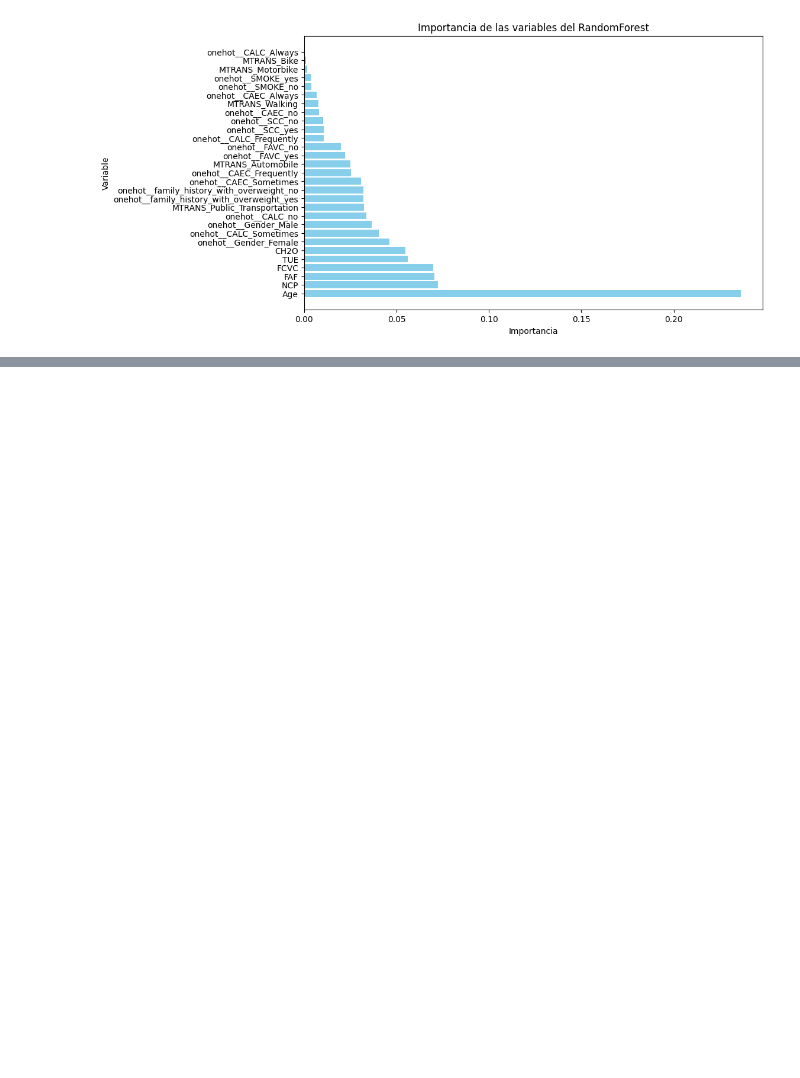
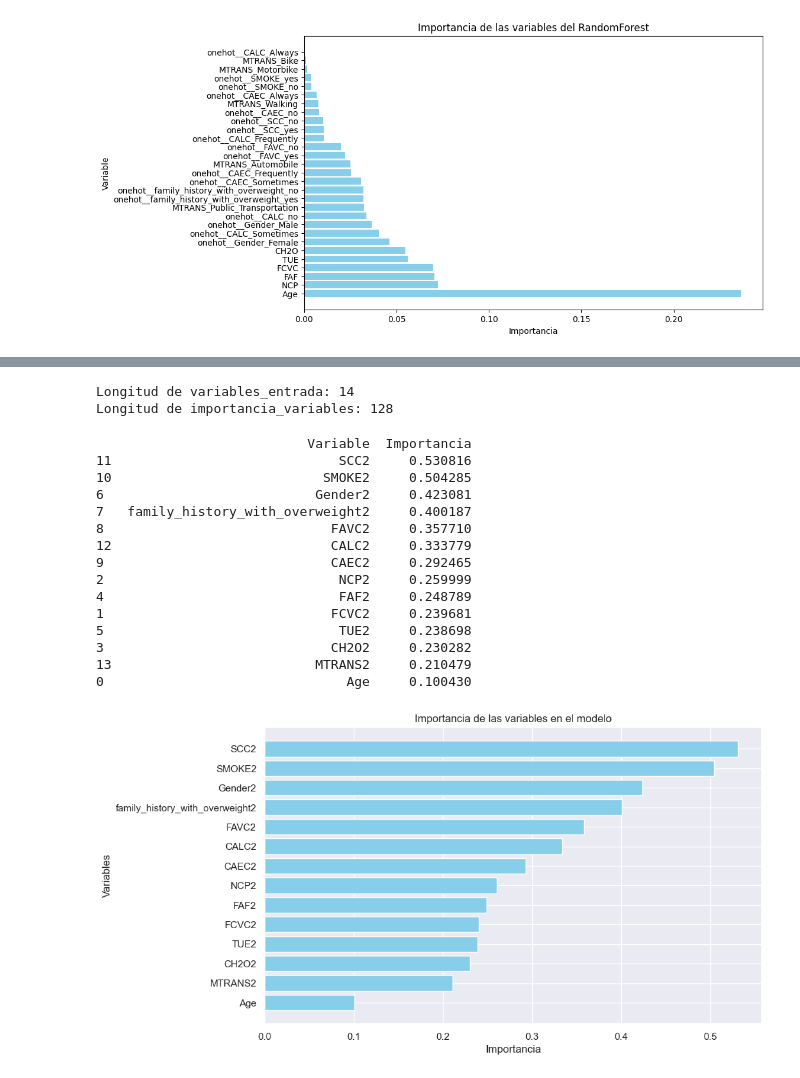
Before and after one commit to srodriguezc91/Proyecto_final_ML_V1, a Jupyter notebook: Código/2_aprendizaje_supervisado.ipynb, the cells around one changed output, grey strips where cells are left out. Saved outputs shown, nothing was run; the diff lists cells and outputs as text; code cells hidden in the pictures; blank space fills up the shorter version.

```diff
--- a/Código/2_aprendizaje_supervisado.ipynb
+++ b/Código/2_aprendizaje_supervisado.ipynb
@@ -660,0 +464,47 @@ Epoch 1000/1000
+# %%
+print("Longitud de variables_entrada:", len(variables_entrada))
+print("Longitud de importancia_variables:", len(importancia_variables))
+# %% [output]
+Longitud de variables_entrada: 14
+Longitud de importancia_variables: 128
+# %%
+# Obtener los pesos de la primera capa densa
+pesos_primera_capa = modelo.layers[0].get_weights()[0]
+
+# Calcular la importancia relativa de las variables multiplicando los pesos por su valor
+importancia_variables = np.mean(np.abs(pesos_primera_capa), axis=1)
+
+# Crear un DataFrame para mostrar la importancia de las variables
+df_importancia_variables = pd.DataFrame({'Variable': variables_entrada, 'Importancia': importancia_variables})
+
+# Ordenar el DataFrame por importancia de las variables
+df_importancia_variables = df_importancia_variables.sort_values(by='Importancia', ascending=False)
+
+# Imprimir las importancias de las variables
+print(df_importancia_variables)
+
+# Graficar la importancia de las variables
+plt.figure(figsize=(10, 6))
+plt.barh(df_importancia_variables['Variable'], df_importancia_variables['Importancia'], color='skyblue')
+plt.xlabel('Importancia')
+plt.ylabel('Variables')
+plt.title('Importancia de las variables en el modelo')
+plt.gca().invert_yaxis()  # Invertir el eje y para mostrar la variable más importante arriba
+plt.show()
+# %% [output]
+                           Variable  Importancia
+11                             SCC2     0.530816
+10                           SMOKE2     0.504285
+6                           Gender2     0.423081
+7   family_history_with_overweight2     0.400187
+8                             FAVC2     0.357710
+12                            CALC2     0.333779
+9                             CAEC2     0.292465
+2                              NCP2     0.259999
+4                              FAF2     0.248789
+1                             FCVC2     0.239681
+5                              TUE2     0.238698
+3                             CH2O2     0.230282
+13                          MTRANS2     0.210479
+0                               Age     0.100430
+[figure, added]
```
Also changed, not shown: parts of 4 cells of this notebook.
